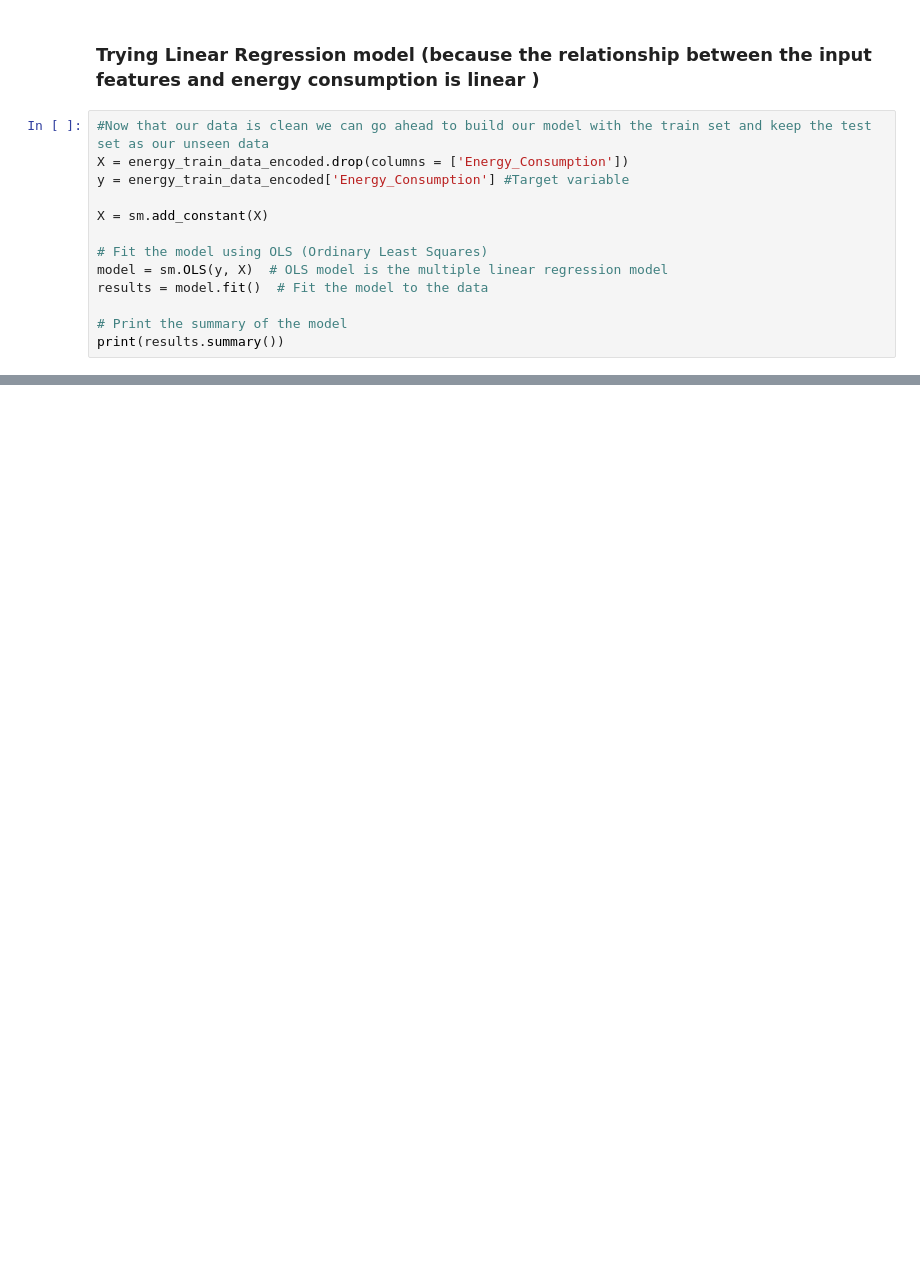
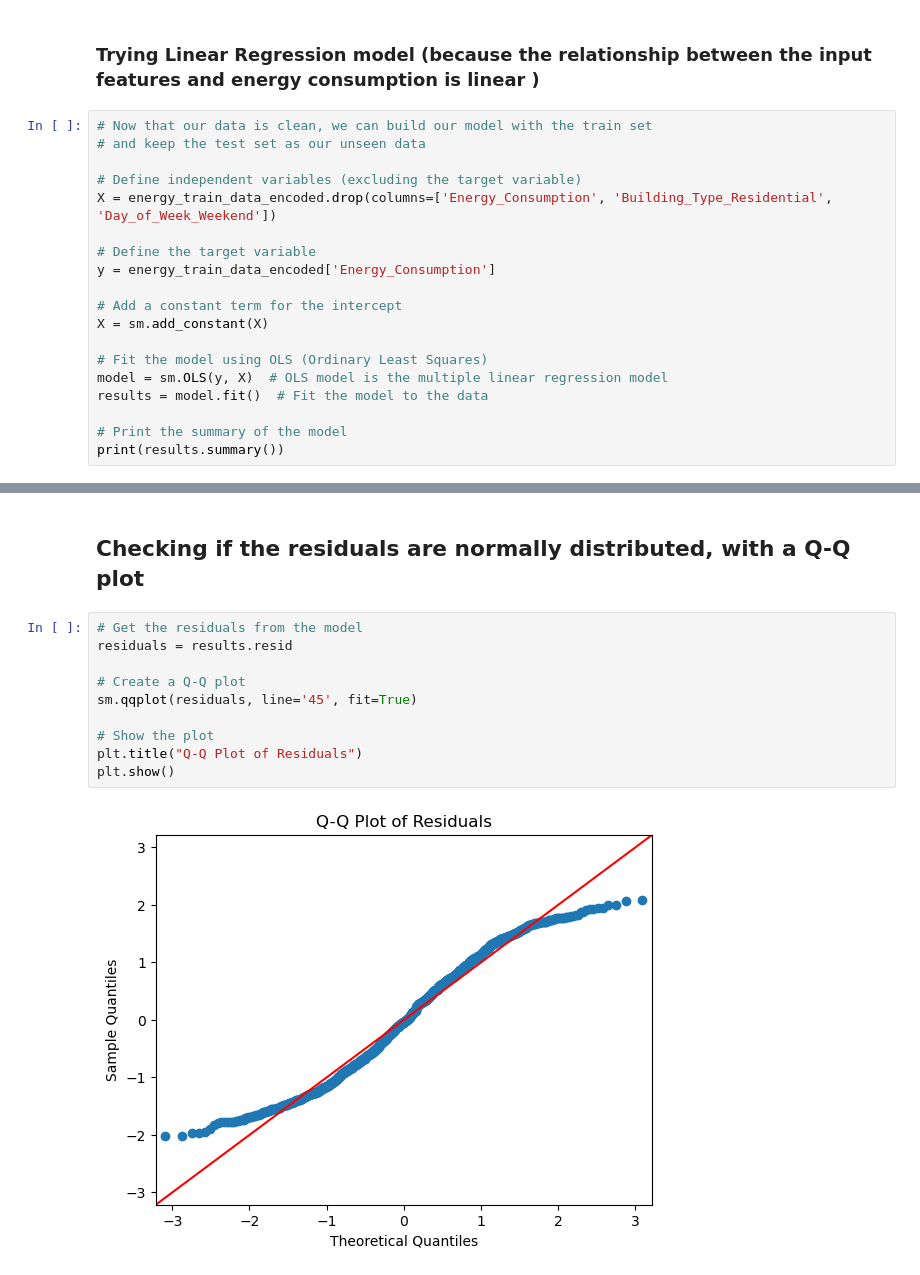
Before and after one commit to adobea-dev/Energy-Consumption, a Jupyter notebook: Energy Consumption.ipynb, the cells around one changed output, grey strips where cells are left out. Cells and saved outputs as stored; diff of their text form; blank space fills up the shorter version.

Commit message:
updated model after dimensionality reduction

```diff
--- a/Energy Consumption.ipynb
+++ b/Energy Consumption.ipynb
@@ -471,10 +505,16 @@ Since no features were dropped, it means that none of the independent variables
 # %% [markdown]
 ### Trying Linear Regression model (because the relationship between the input features and energy consumption is linear )
 # %%
-#Now that our data is clean we can go ahead to build our model with the train set and keep the test set as our unseen data
-X = energy_train_data_encoded.drop(columns = ['Energy_Consumption'])
-y = energy_train_data_encoded['Energy_Consumption'] #Target variable
+# Now that our data is clean, we can build our model with the train set
+# and keep the test set as our unseen data
 
+# Define independent variables (excluding the target variable)
+X = energy_train_data_encoded.drop(columns=['Energy_Consumption', 'Building_Type_Residential', 'Day_of_Week_Weekend'])
+
+# Define the target variable
+y = energy_train_data_encoded['Energy_Consumption']
+
+# Add a constant term for the intercept
 X = sm.add_constant(X)
 
 # Fit the model using OLS (Ordinary Least Squares)
@@ -504,2 +544,16 @@ strong multicollinearity problems or that the design matrix is singular.
+# %% [markdown]
+## Checking if the residuals are normally distributed, with a Q-Q plot
+# %%
+# Get the residuals from the model
+residuals = results.resid
+
+# Create a Q-Q plot
+sm.qqplot(residuals, line='45', fit=True)
+
+# Show the plot
+plt.title("Q-Q Plot of Residuals")
+plt.show()
+# %% [output]
+[figure, added]
 # %%
 # Make predictions on the training data using the model
```
Also changed, not shown: parts of 17 cells of this notebook.
